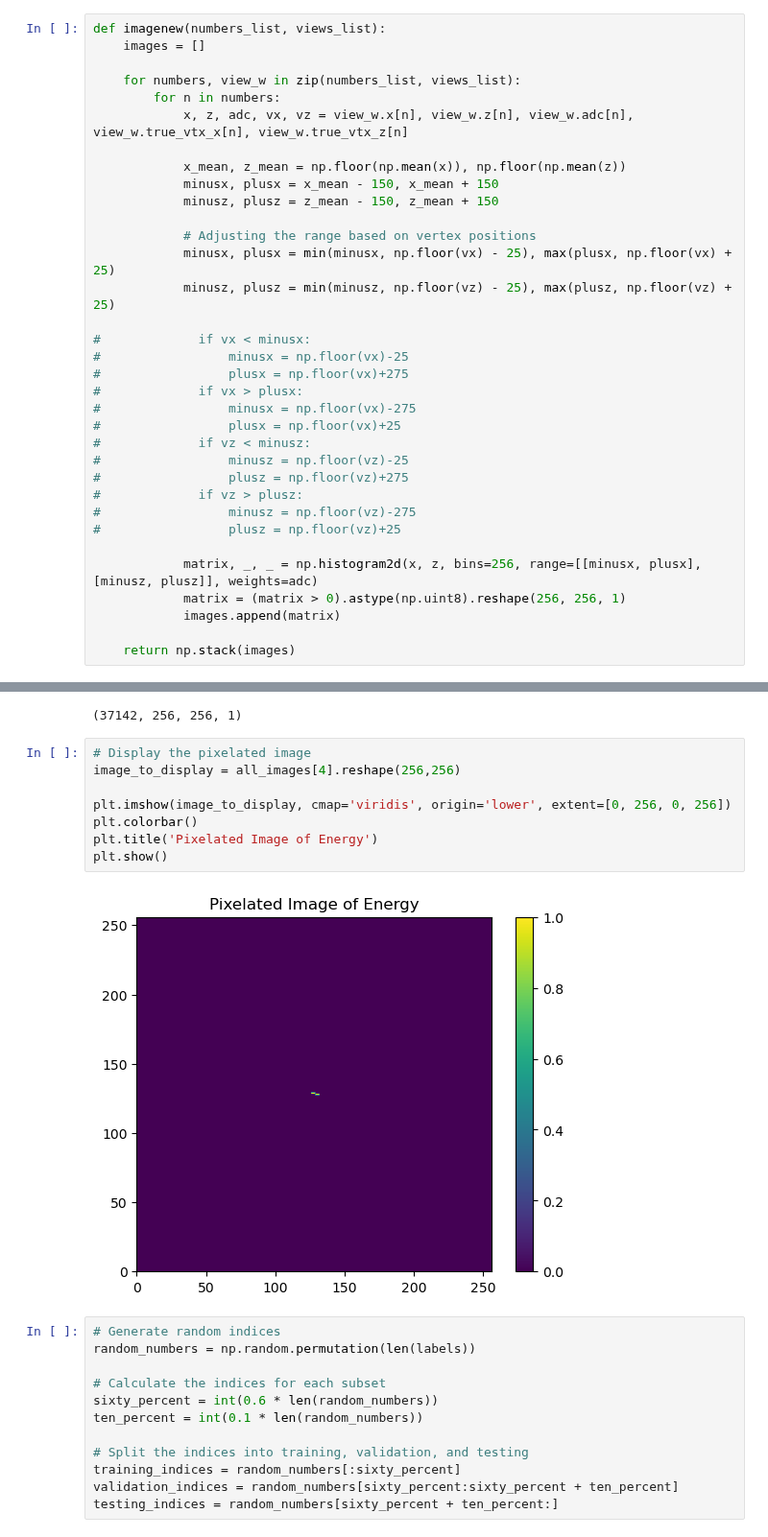
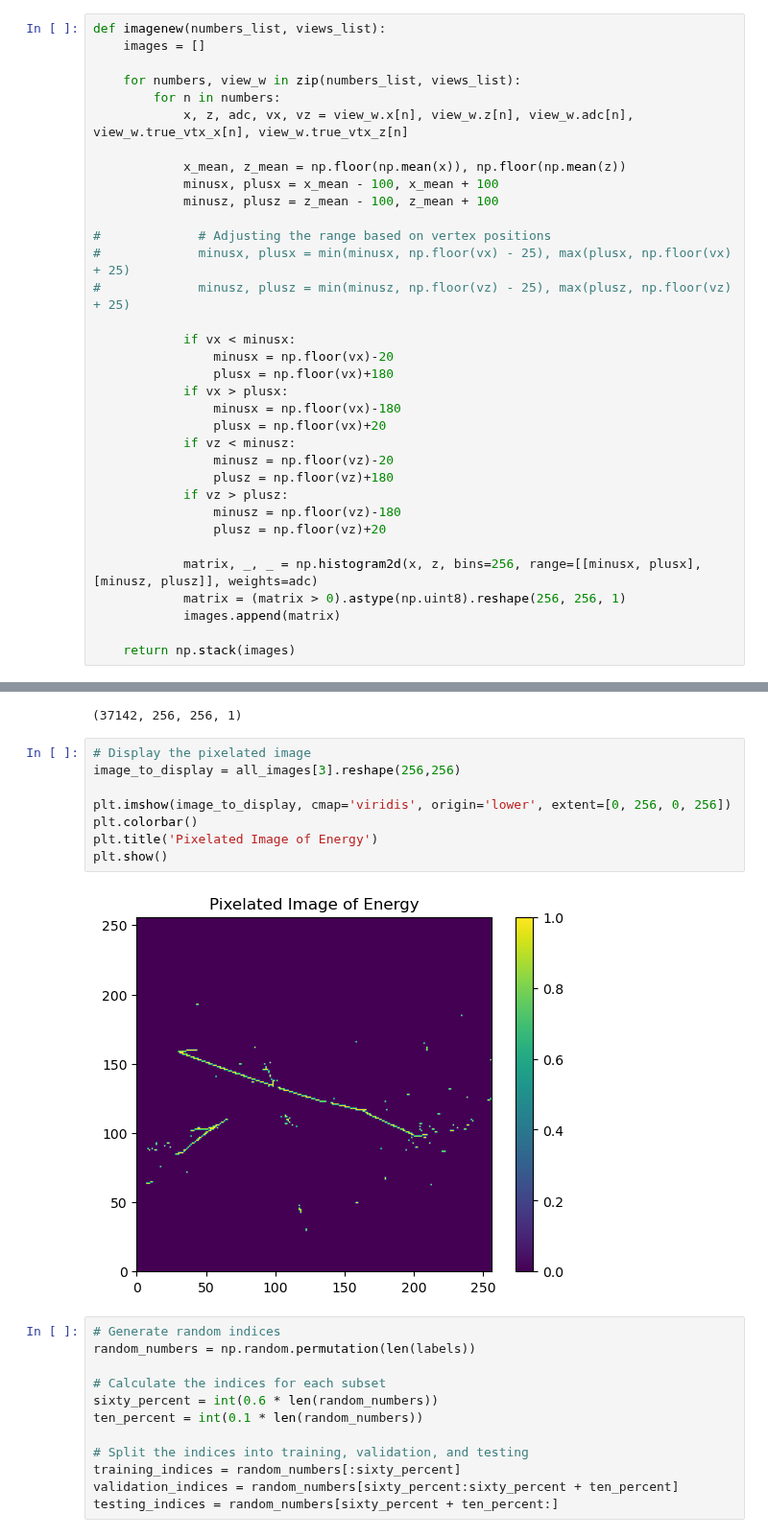
Before and after one commit to mohummudh/neutrinos-dune, a Jupyter notebook: mohammed/CNN/visuals.ipynb, the cells around one changed output, grey strips where cells are left out. Shown at 96% size. Drawn from its saved outputs; the diff is of its cells as text.

```diff
--- a/mohammed/CNN/visuals.ipynb
+++ b/mohammed/CNN/visuals.ipynb
@@ -64,25 +76,25 @@ def imagenew(numbers_list, views_list):
             x, z, adc, vx, vz = view_w.x[n], view_w.z[n], view_w.adc[n], view_w.true_vtx_x[n], view_w.true_vtx_z[n]
 
             x_mean, z_mean = np.floor(np.mean(x)), np.floor(np.mean(z))
-            minusx, plusx = x_mean - 150, x_mean + 150
-            minusz, plusz = z_mean - 150, z_mean + 150
+            minusx, plusx = x_mean - 100, x_mean + 100
+            minusz, plusz = z_mean - 100, z_mean + 100
 
-            # Adjusting the range based on vertex positions
-            minusx, plusx = min(minusx, np.floor(vx) - 25), max(plusx, np.floor(vx) + 25)
-            minusz, plusz = min(minusz, np.floor(vz) - 25), max(plusz, np.floor(vz) + 25)
+#             # Adjusting the range based on vertex positions
+#             minusx, plusx = min(minusx, np.floor(vx) - 25), max(plusx, np.floor(vx) + 25)
+#             minusz, plusz = min(minusz, np.floor(vz) - 25), max(plusz, np.floor(vz) + 25)
 
-#             if vx < minusx:
-#                 minusx = np.floor(vx)-25
-#                 plusx = np.floor(vx)+275
-#             if vx > plusx:
-#                 minusx = np.floor(vx)-275
-#                 plusx = np.floor(vx)+25
-#             if vz < minusz:
-#                 minusz = np.floor(vz)-25
-#                 plusz = np.floor(vz)+275
-#             if vz > plusz:
-#                 minusz = np.floor(vz)-275
-#                 plusz = np.floor(vz)+25
+            if vx < minusx:
+                minusx = np.floor(vx)-20
+                plusx = np.floor(vx)+180
+            if vx > plusx:
+                minusx = np.floor(vx)-180
+                plusx = np.floor(vx)+20
+            if vz < minusz:
+                minusz = np.floor(vz)-20
+                plusz = np.floor(vz)+180
+            if vz > plusz:
+                minusz = np.floor(vz)-180
+                plusz = np.floor(vz)+20
 
             matrix, _, _ = np.histogram2d(x, z, bins=256, range=[[minusx, plusx], [minusz, plusz]], weights=adc)
             matrix = (matrix > 0).astype(np.uint8).reshape(256, 256, 1)
@@ -100,14 +112,14 @@ all_images.shape
 (37142, 256, 256, 1)
 # %%
 # Display the pixelated image
-image_to_display = all_images[4].reshape(256,256)
+image_to_display = all_images[3].reshape(256,256)
 
 plt.imshow(image_to_display, cmap='viridis', origin='lower', extent=[0, 256, 0, 256])
 plt.colorbar()
 plt.title('Pixelated Image of Energy')
 plt.show()
 # %% [output]
-[figure, old version]
+[figure, new version]
 # %%
 # Generate random indices
 random_numbers = np.random.permutation(len(labels))
```
Also changed, not shown: parts of 10 cells of this notebook, 1 other file.
